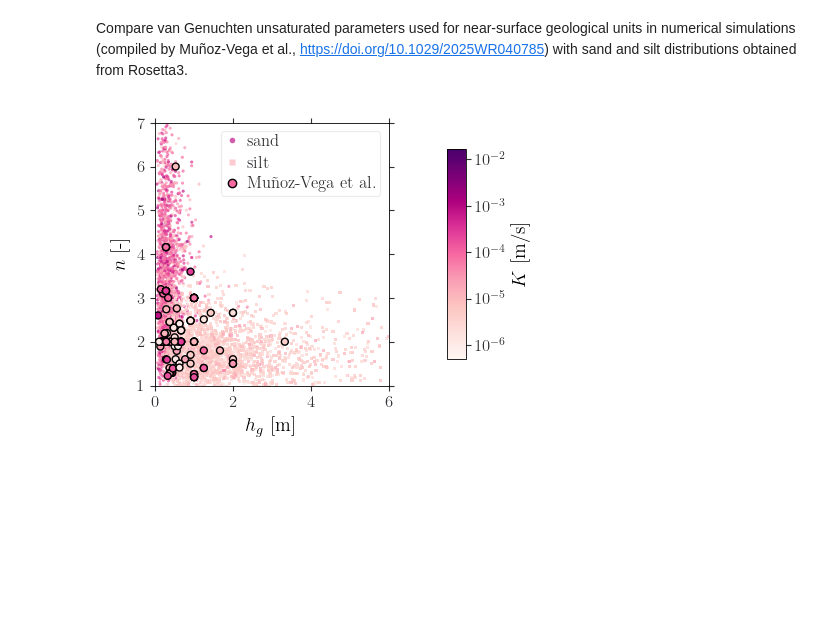
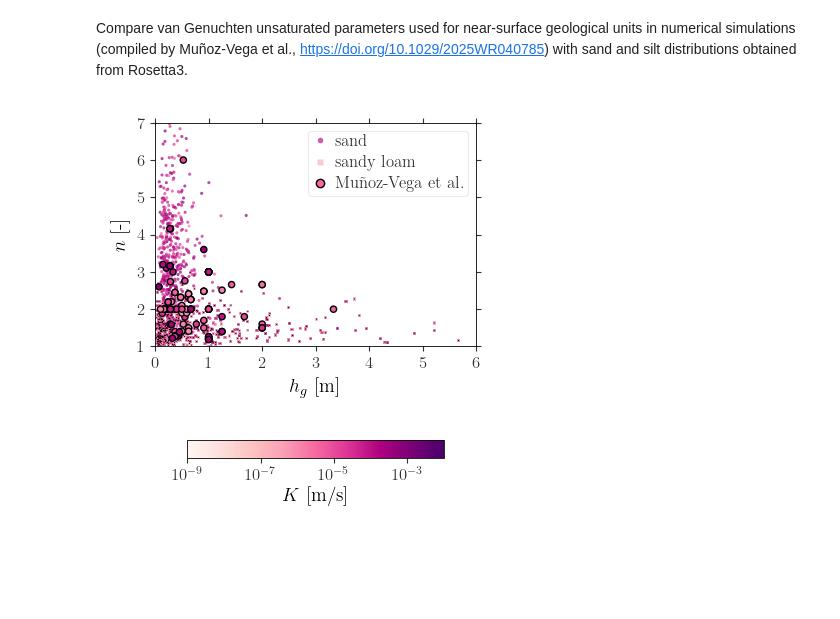
Before and after one commit to jpaccolat/seepage, a Jupyter notebook: exp0.ipynb, the cells around one changed output. Cells and saved outputs as stored; diff of their text form; code cells hidden in the pictures; blank space fills up the shorter version.

Commit message:
Update soil sampling and add textures

```diff
--- a/exp0.ipynb
+++ b/exp0.ipynb
@@ -37,49 +38,56 @@ munoz_data = pd.read_csv('munoz_unsat_ref.csv')
 
 # synthetic distributions
 N = 2000
-sand = rosetta.get_sand(N)
-silt = rosetta.get_silt(N)
+sand = rose.sample_soils('SAND', N)
+loam_sand = rose.sample_soils('LOAM_SAND', N)
+sand_loam = rose.sample_soils('SAND_LOAM', N)
+loam = rose.sample_soils('LOAM', N)
+silt_loam = rose.sample_soils('SILT_LOAM', N)
+silt = rose.sample_soils('SILT', N)
 # %%
-fig, ax = plt.subplots(figsize=(5, 3.5))
+fig, ax = plt.subplots(figsize=(4, 5))
 
 cmap = cm.RdPu
-norm = colors.LogNorm()
+norm = colors.LogNorm(vmin=1e-9, vmax=1e-2)
 
-ax.scatter(sand['hg'], sand['n'], c=sand['K'],
+n = 500
+ax.scatter(sand['hg'][:n], sand['n'][:n], c=sand['K'][:n],
            cmap=cmap, norm=norm, marker='o', s=5, ec='None', alpha=0.7)
-ax.scatter(silt['hg'], silt['n'], c=silt['K'],
+ax.scatter(sand_loam['hg'][:n], sand_loam['n'][:n], c=sand_loam['K'][:n],
            cmap=cmap, norm=norm, marker='s', s=5, ec='None', alpha=0.7)
-ax.scatter(munoz_data['hg'], munoz_data['n'], c=munoz_data['K'],
-           cmap=cmap, norm=norm, marker='o', s=25, ec='k', linewidths=1)
+ax.scatter(sand_loam['hg'][:n], sand_loam['n'][:n], c='k',
+           cmap=cmap, norm=norm, marker='.', s=3, ec='None', alpha=1)
+ax.scatter(munoz_data['hg'][:n], munoz_data['n'][:n], c=munoz_data['K'][:n],
+           cmap=cmap, norm=norm, marker='o', s=20, ec='k', linewidths=1)
 
 ax.spines["top"].set_visible(True)
 ax.spines["right"].set_visible(True)
 ax.tick_params(top=True, right=True)
 ax.set(xscale='linear', yscale='linear')
 ax.minorticks_off()
 
 ax.set_xlim(xmin=0, xmax=6)
 ax.set_ylim(ymin=1, ymax=7)
 ax.set_xlabel('$h_g$ [m]', labelpad=5)
 ax.set_ylabel('$n$ [-]', labelpad=5)
 
-cax = ax.inset_axes([1.25, 0.1, 0.08, 0.8])
+cax = ax.inset_axes([0.1, -0.5, 0.8, 0.08])
 cb = fig.colorbar(cm.ScalarMappable(cmap=cmap, norm=norm), cax=cax,
-             orientation='vertical', label='$K$ [m/s]')
+             orientation='horizontal', label='$K$ [m/s]')
 cb.minorticks_off()
 
 legend = [
     Line2D([0], [0], color=cmap(0.7), ls='None', marker='o', ms=4,
            markeredgecolor='None', alpha=0.7, label='sand'),
     Line2D([0], [0], color=cmap(0.3), ls='None', marker='s', ms=4,
-           markeredgecolor='None', alpha=0.7, label='silt'),
+           markeredgecolor='None', alpha=0.7, label='sandy loam'),
     Line2D([0], [0], color=cmap(0.5), ls='None', marker='o', ms=6,
            alpha=1, label='Muñoz-Vega et al.')
 ]
 plt.legend(handles=legend, loc='upper right', handlelength=1, handletextpad=0.4,
            fontsize=12)
 
 plt.tight_layout()
 plt.savefig(output_path / 'vG_parameter_dist.pdf')
 # %% [output]
-[figure, old version]
+[figure, new version]
```
Also changed, not shown: parts of 4 cells of this notebook, 2 other files.
